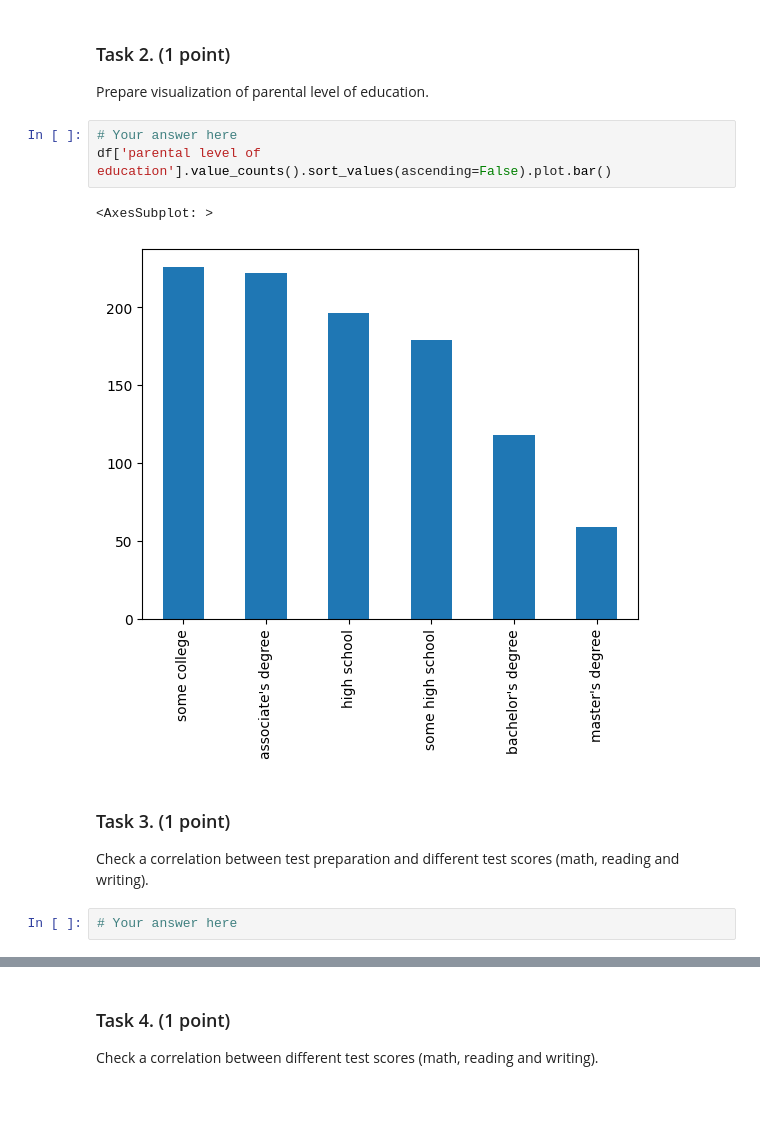
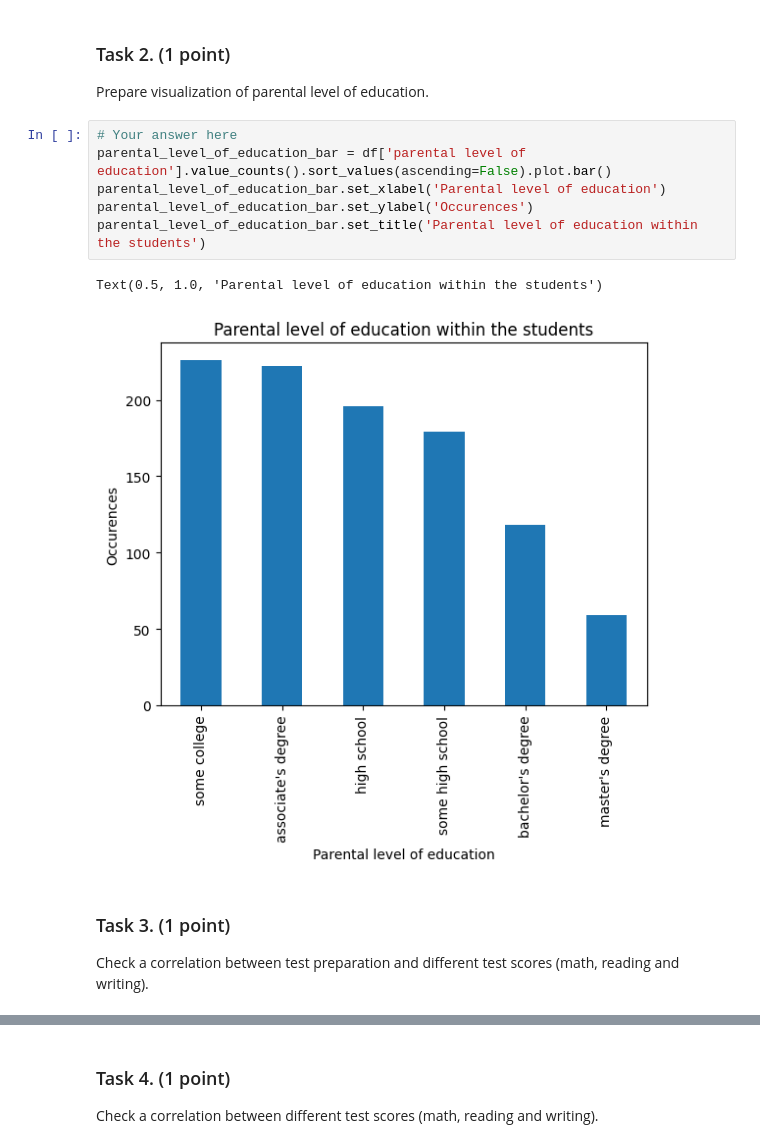
Before and after one commit to BTeclaw/Advanced-Data-Mining, a Jupyter notebook: ADM_Homework4/data_visualization.ipynb, the cells around one changed output, grey strips where cells are left out. Cells and saved outputs as stored; diff of their text form; blank space fills up the shorter version.

Commit message:
Cont. Data Visualization task

```diff
--- a/ADM_Homework4/data_visualization.ipynb
+++ b/ADM_Homework4/data_visualization.ipynb
@@ -241,13 +241,14 @@ Prepare visualization of percentage distribution of gender and ethnicity.
 Prepare visualization of parental level of education.
 # %%
 # Your answer here
-df['parental level of education'].value_counts().sort_values(ascending=False).plot.bar()
+parental_level_of_education_bar = df['parental level of education'].value_counts().sort_values(ascending=False).plot.bar()
+parental_level_of_education_bar.set_xlabel('Parental level of education')
+parental_level_of_education_bar.set_ylabel('Occurences')
+parental_level_of_education_bar.set_title('Parental level of education within the students')
 # %% [output]
-<AxesSubplot: >
+Text(0.5, 1.0, 'Parental level of education within the students')
-[figure, old version]
+[figure, new version]
 # %% [markdown]
 ### Task 3. (1 point)
 
 Check a correlation between test preparation and different test scores (math, reading and writing).
-# %%
-# Your answer here
```
Also changed, not shown: parts of 7 cells of this notebook.
